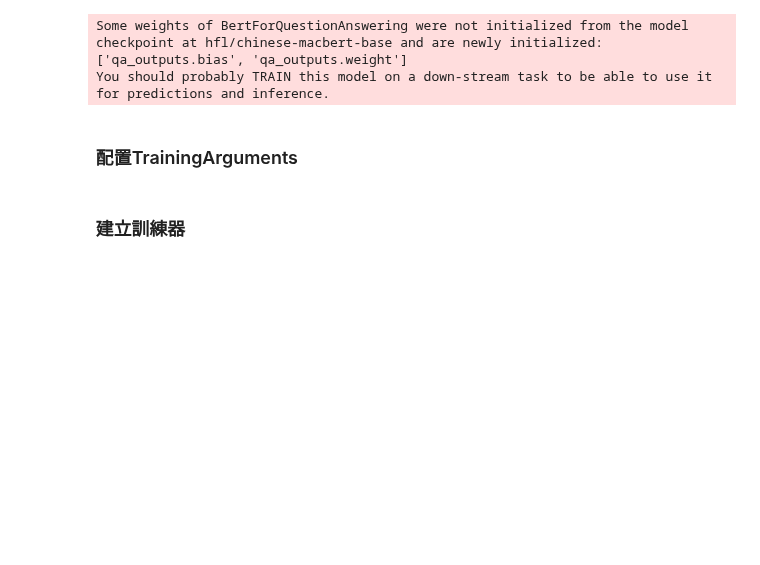
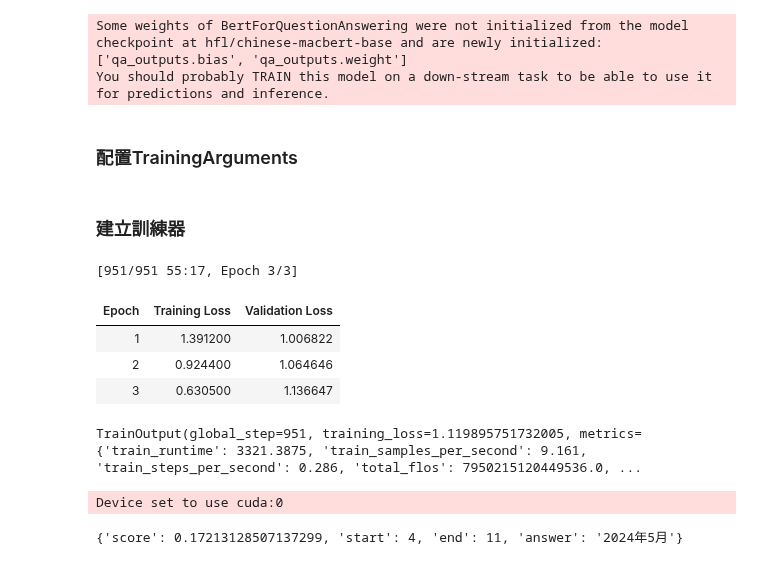
Before and after one commit to roberthsu2003/Transformer, a Jupyter notebook: 實戰運用/QuestionAnswering/qa_train.ipynb, the cells around one changed output. Drawn from its saved outputs; the diff is of its cells as text; code cells hidden in the pictures; blank space fills up the shorter version.

```diff
--- a/實戰運用/QuestionAnswering/qa_train.ipynb
+++ b/實戰運用/QuestionAnswering/qa_train.ipynb
@@ -84,7 +111,8 @@ args = TrainingArguments(
     eval_strategy="epoch",
     save_strategy="epoch",
     logging_steps=50,
-    num_train_epochs=3
+    num_train_epochs=3,
+    report_to='none'
 )
 # %% [markdown]
 ### 建立訓練器
@@ -96,3 +124,22 @@ trainer = Trainer(
     eval_dataset=tokenied_datasets['validation'],
     data_collator=DefaultDataCollator()
 )
+# %%
+trainer.train()
+# %% [output]
+[951/951 55:17, Epoch 3/3]
+| Epoch | Training Loss | Validation Loss |
+| 1 | 1.391200 | 1.006822 |
+| 2 | 0.924400 | 1.064646 |
+| 3 | 0.630500 | 1.136647 |
+TrainOutput(global_step=951, training_loss=1.119895751732005, metrics={'train_runtime': 3321.3875, 'train_samples_per_second': 9.161, 'train_steps_per_second': 0.286, 'total_flos': 7950215120449536.0, ...
+# %%
+from transformers import pipeline
+
+pipe = pipeline("question-answering", model=model,tokenizer=tokenizer, device=0)
+# %% [output]
+Device set to use cuda:0
+# %%
+pipe(question="蔡英文何時卸任?",context="蔡英文於2024年5月卸任中華民國總統，交棒給時任副總統賴清德。卸任後較少公開露面，直至2024年10月她受邀訪問歐洲。[25]")
+# %% [output]
+{'score': 0.17213128507137299, 'start': 4, 'end': 11, 'answer': '2024年5月'}
```
Also changed, not shown: parts of 3 cells of this notebook.
